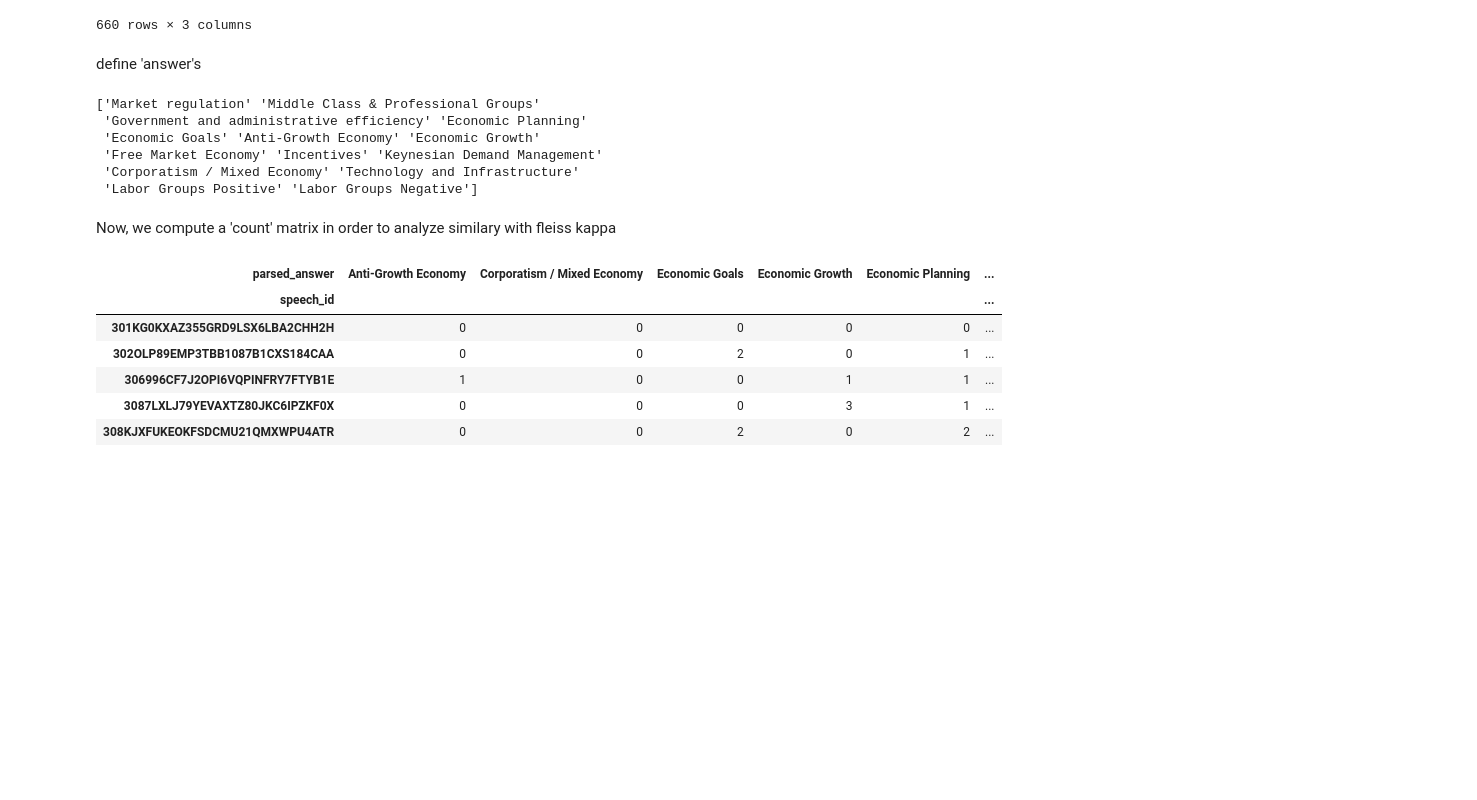
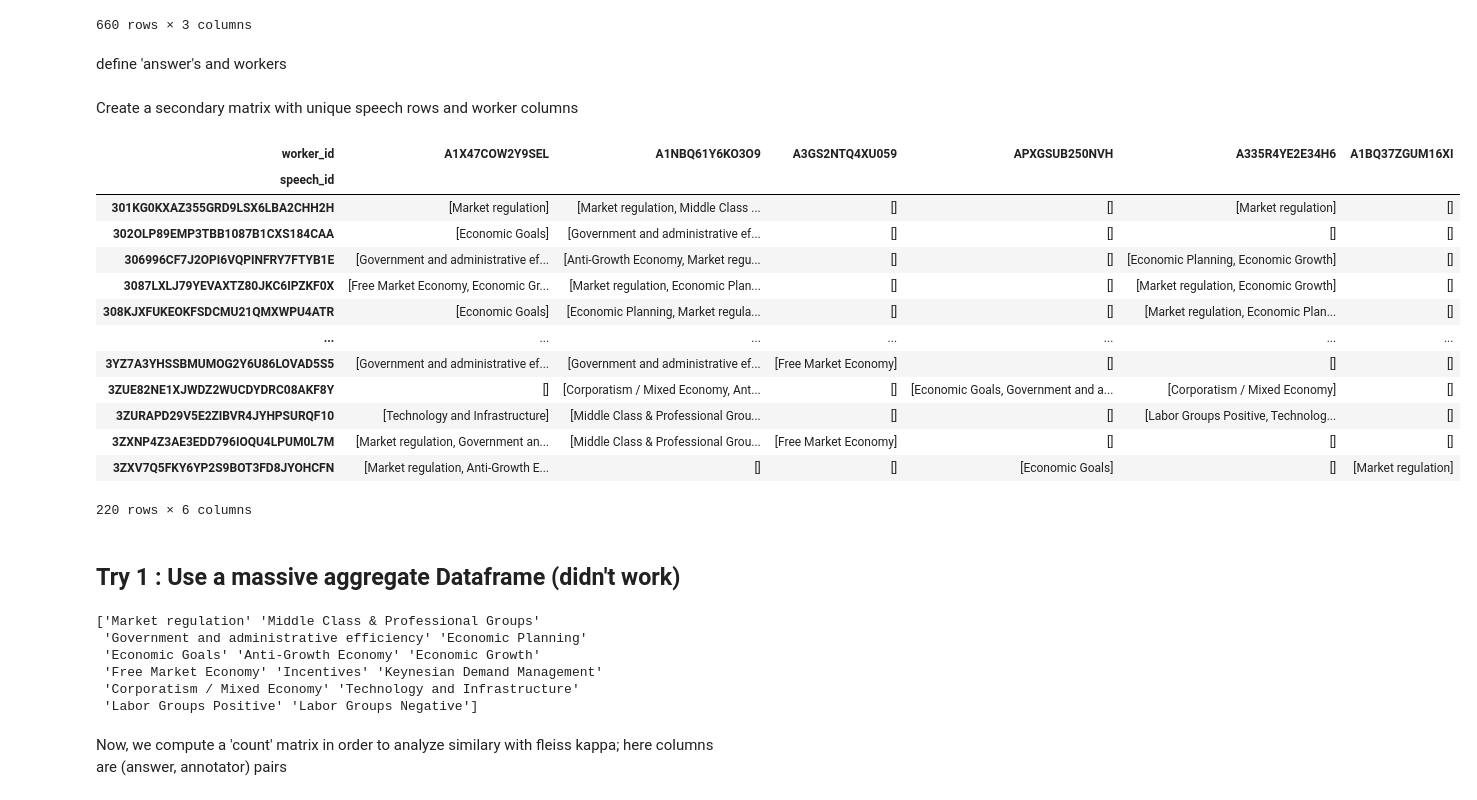
Before and after one commit to toletich311/manifesto_annotations, a Jupyter notebook: Annotations/Annotations_Labeling_Statistics.ipynb, the cells around one changed output. Drawn from its saved outputs; the diff is of its cells as text; code cells hidden in the pictures; blank space fills up the shorter version.

```diff
--- a/Annotations/Annotations_Labeling_Statistics.ipynb
+++ b/Annotations/Annotations_Labeling_Statistics.ipynb
@@ -89,4 +92,13 @@ df_clean
 | 659 | 3ZXV7Q5FKY6YP2S9BOT3FD8JYOHCFN | APXGSUB250NVH | ["Economic Goals"] |
 660 rows × 3 columns
 # %% [markdown]
-define 'answer's
+define 'answer's and workers
+# %%
+workers = [
+    'A1BQ37ZGUM16XI',
+    'A1NBQ61Y6KO3O9',
+    'A1X47COW2Y9SEL',
+    'A335R4YE2E34H6',
+    'A3GS2NTQ4XU059',
+    'APXGSUB250NVH'
+]
@@ -93,3 +108,28 @@ define 'answer's
+# %% [markdown]
+Create a secondary matrix with unique speech rows and worker columns
+# %%
+df_pivot = df_clean.pivot(index='speech_id', columns='worker_id', values='answer')
+df_pivot = df_pivot.reindex(columns=workers)
+df_pivot = df_pivot.fillna('[]')  # maybe change
+
+df_pivot
+# %% [output]
+| worker_id | A1X47COW2Y9SEL | A1NBQ61Y6KO3O9 | A3GS2NTQ4XU059 | APXGSUB250NVH | A335R4YE2E34H6 | A1BQ37ZGUM16XI |
+| speech_id |  |  |  |  |  |  |
+| 301KG0KXAZ355GRD9LSX6LBA2CHH2H | [Market regulation] | [Market regulation, Middle Class ... | [] | [] | [Market regulation] | [] |
+| 302OLP89EMP3TBB1087B1CXS184CAA | [Economic Goals] | [Government and administrative ef... | [] | [] | [] | [] |
+| 306996CF7J2OPI6VQPINFRY7FTYB1E | [Government and administrative ef... | [Anti-Growth Economy, Market regu... | [] | [] | [Economic Planning, Economic Growth] | [] |
+| 3087LXLJ79YEVAXTZ80JKC6IPZKF0X | [Free Market Economy, Economic Gr... | [Market regulation, Economic Plan... | [] | [] | [Market regulation, Economic Growth] | [] |
+| 308KJXFUKEOKFSDCMU21QMXWPU4ATR | [Economic Goals] | [Economic Planning, Market regula... | [] | [] | [Market regulation, Economic Plan... | [] |
+| ... | ... | ... | ... | ... | ... | ... |
+| 3YZ7A3YHSSBMUMOG2Y6U86LOVAD5S5 | [Government and administrative ef... | [Government and administrative ef... | [Free Market Economy] | [] | [] | [] |
+| 3ZUE82NE1XJWDZ2WUCDYDRC08AKF8Y | [] | [Corporatism / Mixed Economy, Ant... | [] | [Economic Goals, Government and a... | [Corporatism / Mixed Economy] | [] |
+| 3ZURAPD29V5E2ZIBVR4JYHPSURQF10 | [Technology and Infrastructure] | [Middle Class & Professional Grou... | [] | [] | [Labor Groups Positive, Technolog... | [] |
+| 3ZXNP4Z3AE3EDD796IOQU4LPUM0L7M | [Market regulation, Government an... | [Middle Class & Professional Grou... | [Free Market Economy] | [] | [] | [] |
+| 3ZXV7Q5FKY6YP2S9BOT3FD8JYOHCFN | [Market regulation, Anti-Growth E... | [] | [] | [Economic Goals] | [] | [Market regulation] |
+220 rows × 6 columns
+# %% [markdown]
+## Try 1 : Use a massive aggregate Dataframe (didn't work)
 # %%
 
 # turn all the answers into an array
@@ -106,27 +146,4 @@ print(unique_categories) #check
  'Corporatism / Mixed Economy' 'Technology and Infrastructure'
  'Labor Groups Positive' 'Labor Groups Negative']
 # %% [markdown]
-Now, we compute a 'count' matrix in order to analyze similary with fleiss kappa
+Now, we compute a 'count' matrix in order to analyze similary with fleiss kappa; here columns are (answer, annotator) pairs
-# %%
-# Make sure 'answer' column is parsed as lists (from string format)
-df_clean['parsed_answer'] = df_clean['answer'].apply(lambda x: ast.literal_eval(x) if pd.notna(x) and x.strip() else [])
-
-# Explode the answers so each category gets its own row
-df_exploded = df_clean.explode('parsed_answer')
-
-# Count how many times each category was selected per speech
-df_counts = df_exploded.groupby(['speech_id', 'parsed_answer']).size().unstack(fill_value=0)
-
-# Optional: sort columns alphabetically
-df_counts = df_counts.sort_index(axis=1)
-
-# Result: rows = speeches, columns = categories, values = counts
-df_counts.head()
-# %% [output]
-| parsed_answer | Anti-Growth Economy | Corporatism / Mixed Economy | Economic Goals | Economic Growth | Economic Planning | ... |
-| speech_id |  |  |  |  |  | ... |
-| 301KG0KXAZ355GRD9LSX6LBA2CHH2H | 0 | 0 | 0 | 0 | 0 | ... |
-| 302OLP89EMP3TBB1087B1CXS184CAA | 0 | 0 | 2 | 0 | 1 | ... |
-| 306996CF7J2OPI6VQPINFRY7FTYB1E | 1 | 0 | 0 | 1 | 1 | ... |
-| 3087LXLJ79YEVAXTZ80JKC6IPZKF0X | 0 | 0 | 0 | 3 | 1 | ... |
-| 308KJXFUKEOKFSDCMU21QMXWPU4ATR | 0 | 0 | 2 | 0 | 2 | ... |
```
Also changed, not shown: parts of 15 cells of this notebook.
